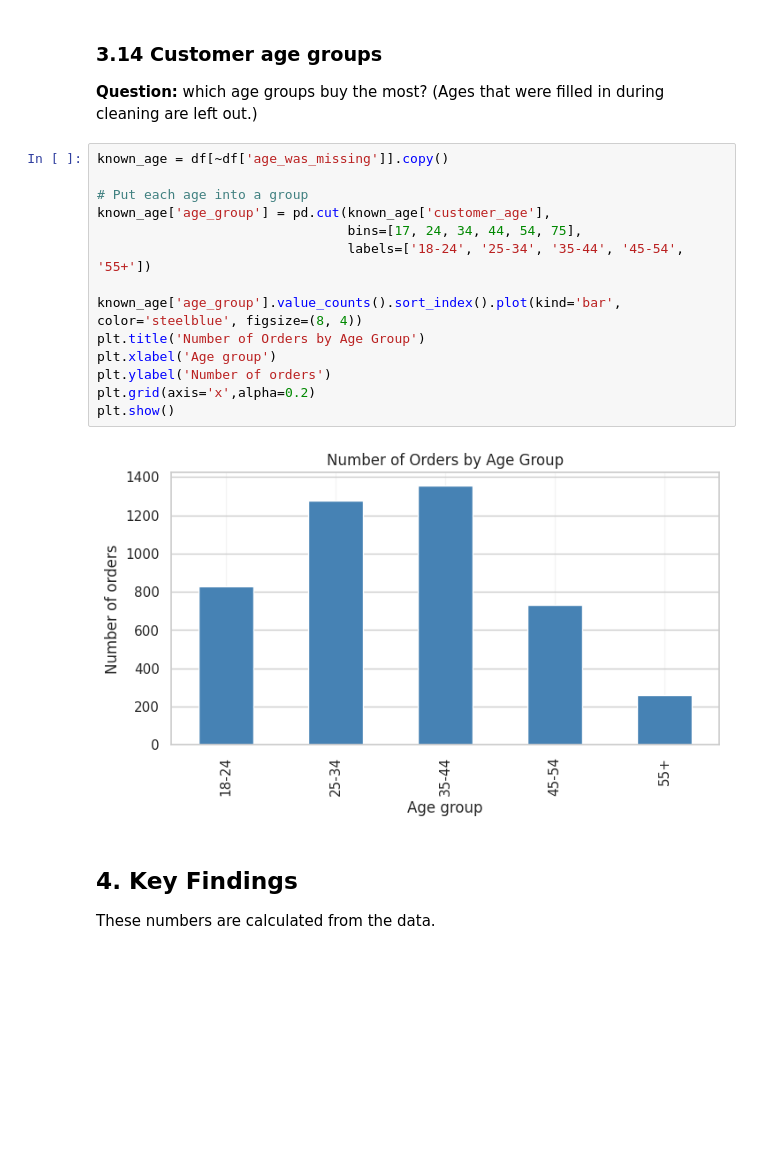
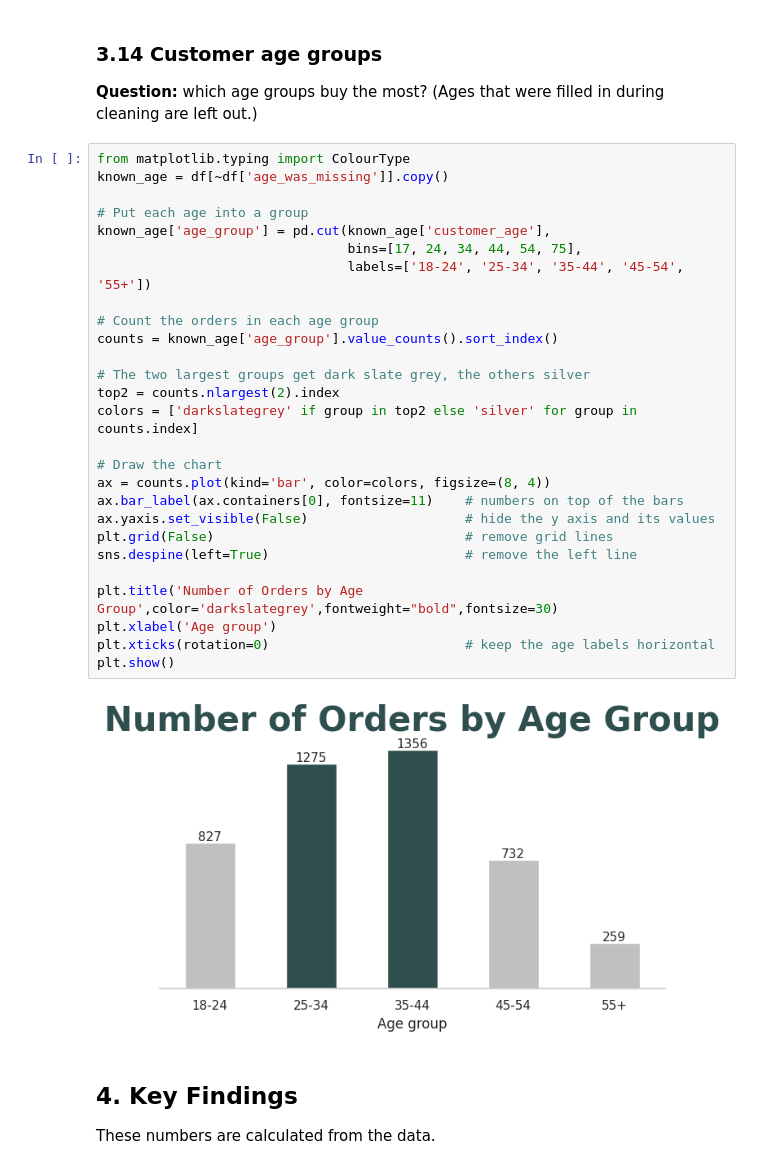
Before and after one commit to bungei53/retail-sales-analysis-kenya, a Jupyter notebook: 01_eda_visualization_simple_(1).ipynb, the cells around one changed output. Drawn from its saved outputs; the diff is of its cells as text; blank space fills up the shorter version.

```diff
--- a/01_eda_visualization_simple_(1).ipynb
+++ b/01_eda_visualization_simple_(1).ipynb
@@ -412,21 +447,34 @@ plt.show()
 ### 3.14 Customer age groups
 **Question:** which age groups buy the most? (Ages that were filled in during cleaning are left out.)
 # %%
+from matplotlib.typing import ColourType
 known_age = df[~df['age_was_missing']].copy()
 
 # Put each age into a group
 known_age['age_group'] = pd.cut(known_age['customer_age'],
                                 bins=[17, 24, 34, 44, 54, 75],
                                 labels=['18-24', '25-34', '35-44', '45-54', '55+'])
 
-known_age['age_group'].value_counts().sort_index().plot(kind='bar', color='steelblue', figsize=(8, 4))
-plt.title('Number of Orders by Age Group')
+# Count the orders in each age group
+counts = known_age['age_group'].value_counts().sort_index()
+
+# The two largest groups get dark slate grey, the others silver
+top2 = counts.nlargest(2).index
+colors = ['darkslategrey' if group in top2 else 'silver' for group in counts.index]
+
+# Draw the chart
+ax = counts.plot(kind='bar', color=colors, figsize=(8, 4))
+ax.bar_label(ax.containers[0], fontsize=11)    # numbers on top of the bars
+ax.yaxis.set_visible(False)                    # hide the y axis and its values
+plt.grid(False)                                # remove grid lines
+sns.despine(left=True)                         # remove the left line
+
+plt.title('Number of Orders by Age Group',color='darkslategrey',fontweight="bold",fontsize=30)
 plt.xlabel('Age group')
-plt.ylabel('Number of orders')
-plt.grid(axis='x',alpha=0.2)
+plt.xticks(rotation=0)                         # keep the age labels horizontal
 plt.show()
 # %% [output]
-[figure, old version]
+[figure, new version]
 # %% [markdown]
 ## 4. Key Findings
 These numbers are calculated from the data.
```
Also changed, not shown: parts of 7 cells of this notebook.
